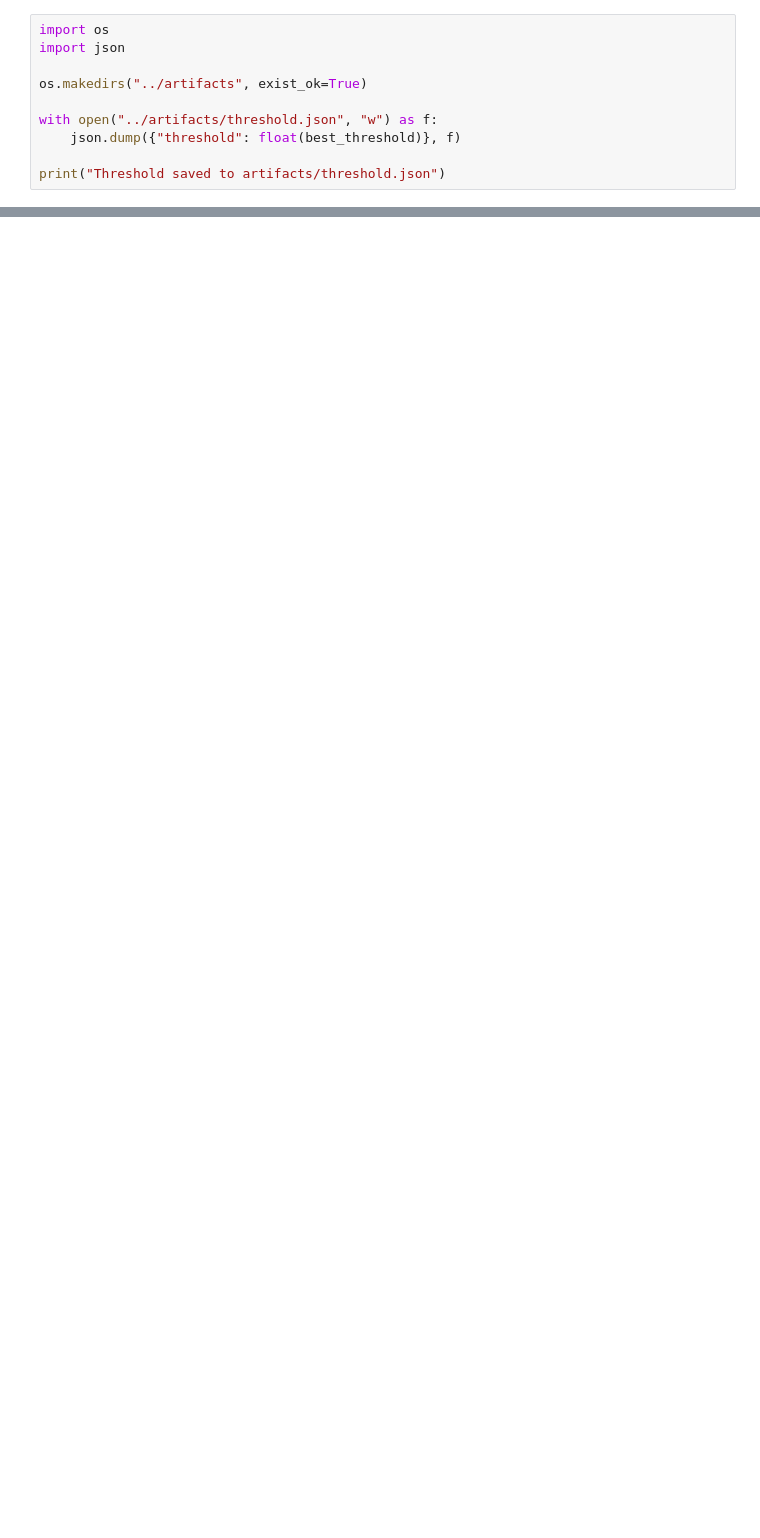
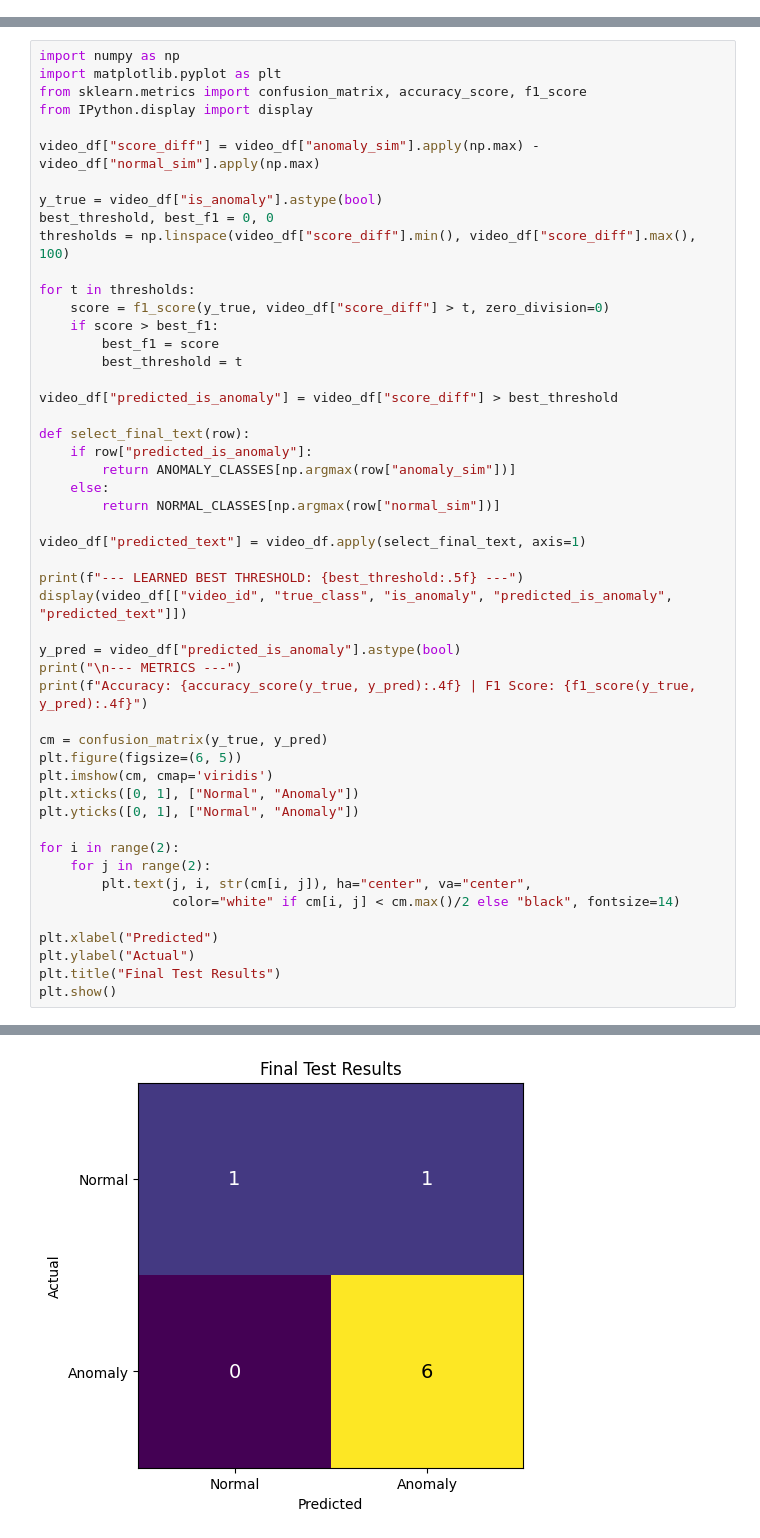
Before and after one commit to yaseminozer54/video-anomaly-clip, a Jupyter notebook: notebooks/02_stage3_pipeline_evaluation.ipynb, the cells around one changed output, grey strips where cells are left out. Cells and saved outputs as stored; diff of their text form; blank space fills up the shorter version.

```diff
--- a/notebooks/02_stage3_pipeline_evaluation.ipynb
+++ b/notebooks/02_stage3_pipeline_evaluation.ipynb
@@ -180,10 +111,0 @@ plt.show()
-# %%
-import os
-import json
-
-os.makedirs("../artifacts", exist_ok=True)
-
-with open("../artifacts/threshold.json", "w") as f:
-    json.dump({"threshold": float(best_threshold)}, f)
-
-print("Threshold saved to artifacts/threshold.json")
@@ -191,0 +112,51 @@ Threshold saved to artifacts/threshold.json
+# %%
+import numpy as np
+import matplotlib.pyplot as plt
+from sklearn.metrics import confusion_matrix, accuracy_score, f1_score
+from IPython.display import display
+
+video_df["score_diff"] = video_df["anomaly_sim"].apply(np.max) - video_df["normal_sim"].apply(np.max)
+
+y_true = video_df["is_anomaly"].astype(bool)
+best_threshold, best_f1 = 0, 0
+thresholds = np.linspace(video_df["score_diff"].min(), video_df["score_diff"].max(), 100)
+
+for t in thresholds:
+    score = f1_score(y_true, video_df["score_diff"] > t, zero_division=0)
+    if score > best_f1:
+        best_f1 = score
+        best_threshold = t
+
+video_df["predicted_is_anomaly"] = video_df["score_diff"] > best_threshold
+
+def select_final_text(row):
+    if row["predicted_is_anomaly"]:
+        return ANOMALY_CLASSES[np.argmax(row["anomaly_sim"])]
+    else:
+        return NORMAL_CLASSES[np.argmax(row["normal_sim"])]
+
+video_df["predicted_text"] = video_df.apply(select_final_text, axis=1)
+
+print(f"--- LEARNED BEST THRESHOLD: {best_threshold:.5f} ---")
+display(video_df[["video_id", "true_class", "is_anomaly", "predicted_is_anomaly", "predicted_text"]])
+
+y_pred = video_df["predicted_is_anomaly"].astype(bool)
+print("\n--- METRICS ---")
+print(f"Accuracy: {accuracy_score(y_true, y_pred):.4f} | F1 Score: {f1_score(y_true, y_pred):.4f}")
+
+cm = confusion_matrix(y_true, y_pred)
+plt.figure(figsize=(6, 5))
+plt.imshow(cm, cmap='viridis')
+plt.xticks([0, 1], ["Normal", "Anomaly"])
+plt.yticks([0, 1], ["Normal", "Anomaly"])
+
+for i in range(2):
+    for j in range(2):
+        plt.text(j, i, str(cm[i, j]), ha="center", va="center",
+                 color="white" if cm[i, j] < cm.max()/2 else "black", fontsize=14)
+
+plt.xlabel("Predicted")
+plt.ylabel("Actual")
+plt.title("Final Test Results")
+plt.show()
+# %% [output]
@@ -191,0 +175 @@ Threshold saved to artifacts/threshold.json
+[figure, added]
```
Also changed, not shown: parts of 19 cells of this notebook, 5 other files.
